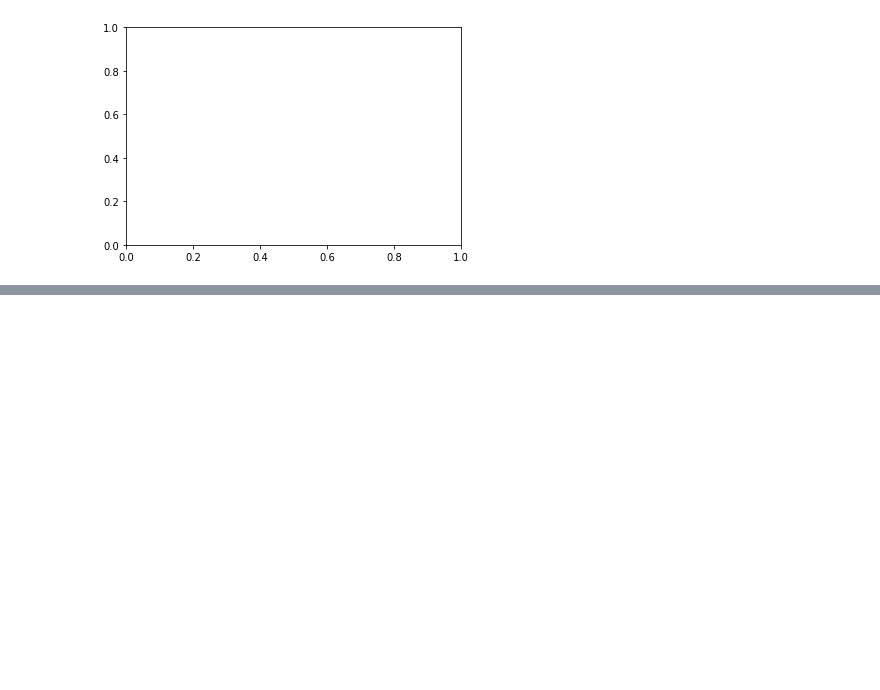
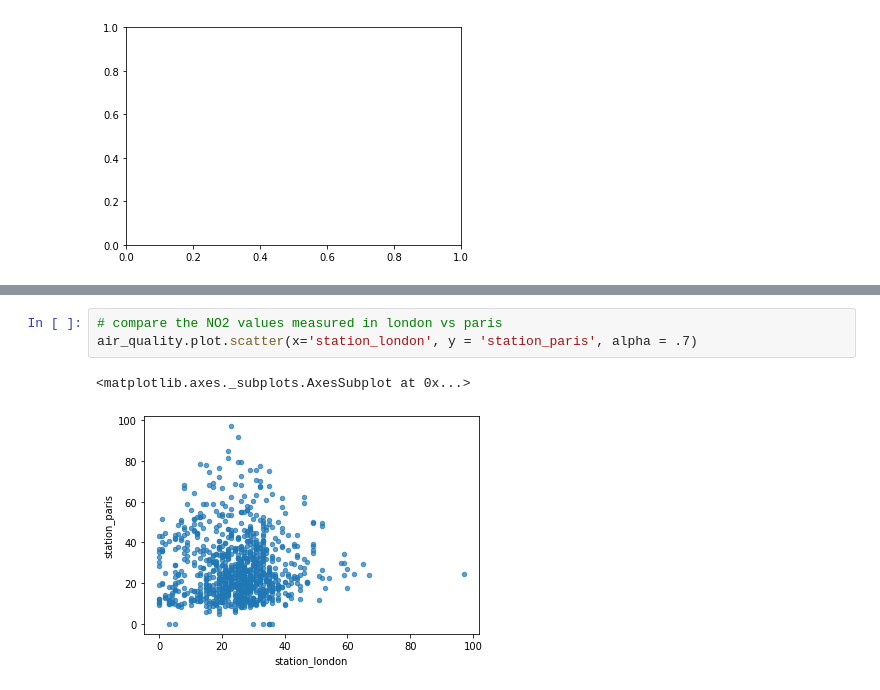
Before and after one commit to M1NH42/ads, a Jupyter notebook: data_representation/matplt.ipynb, the cells around one changed output, grey strips where cells are left out. Cells and saved outputs as stored; diff of their text form; blank space fills up the shorter version.

```diff
--- a/data_representation/matplt.ipynb
+++ b/data_representation/matplt.ipynb
@@ -62,0 +92,6 @@ ax.get_children()
+# %%
+# compare the NO2 values measured in london vs paris
+air_quality.plot.scatter(x='station_london', y = 'station_paris', alpha = .7)
+# %% [output]
+<matplotlib.axes._subplots.AxesSubplot at 0x...>
+[figure, added]
```
Also changed, not shown: parts of 9 cells of this notebook, 1 other file.
